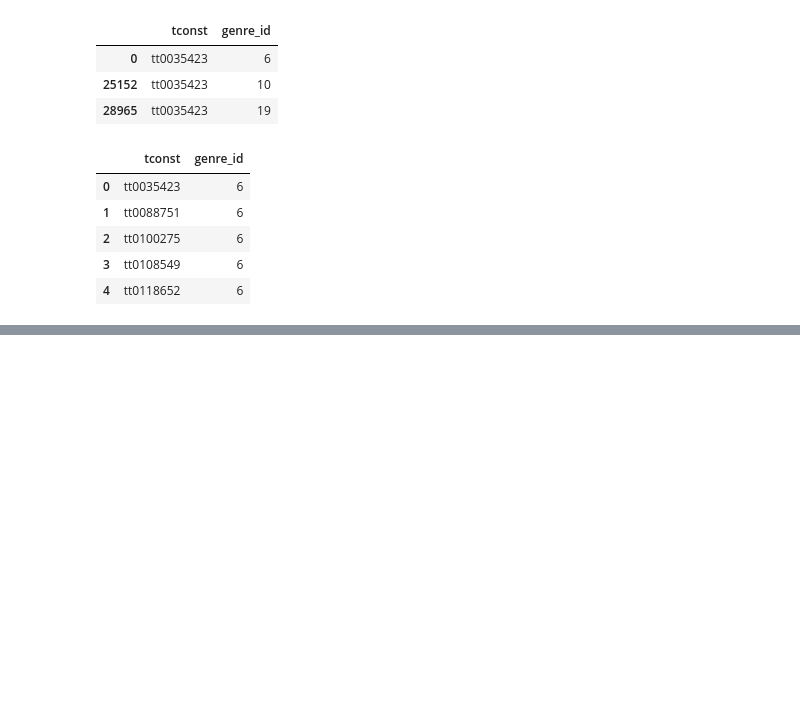
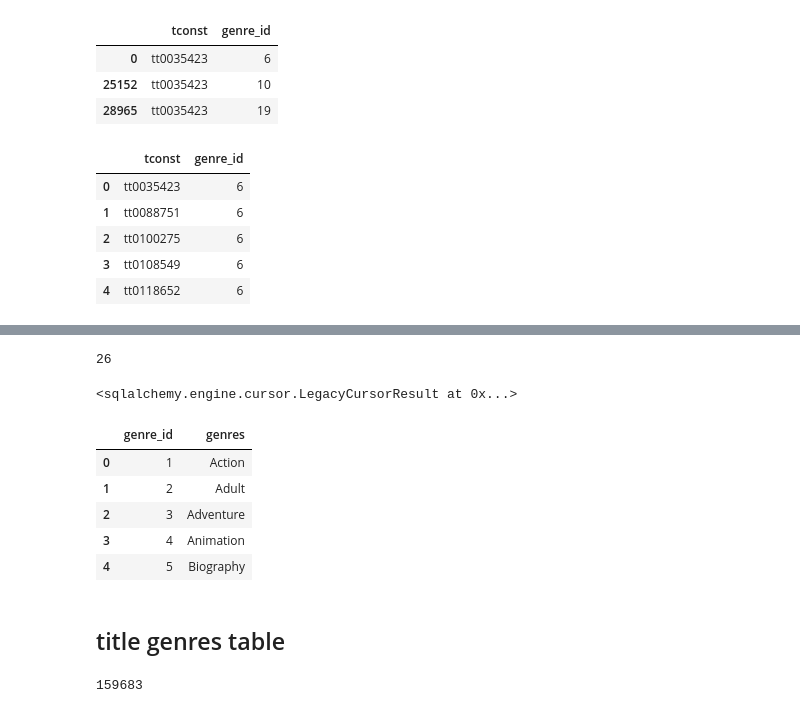
Before and after one commit to gurtejsbains/imdb_movie_analysis, a Jupyter notebook: Part 3 - MySQL DB.ipynb, the cells around one changed output, grey strips where cells are left out. Drawn from its saved outputs; the diff is of its cells as text; code cells hidden in the pictures; blank space fills up the shorter version.

```diff
--- a/Part 3 - MySQL DB.ipynb
+++ b/Part 3 - MySQL DB.ipynb
@@ -249,0 +393,26 @@ title_genres.head()
+# %%
+# Save to sql with dtype and index=False
+genres.to_sql('genres', engine, dtype=df_schema, if_exists='replace', index=False)
+# %% [output]
+26
+# %%
+# Add primary key
+engine.execute('ALTER TABLE genres ADD PRIMARY KEY (`genre_id`);')
+# %% [output]
+<sqlalchemy.engine.cursor.LegacyCursorResult at 0x...>
+# %%
+# Display the first 5 rows of the table using an SQL query.
+q = """
+SELECT *
+FROM genres LIMIT 5
+"""
+pd.read_sql(q, engine)
+# %% [output]
+|  | genre_id | genres |
+| 0 | 1 | Action |
+| 1 | 2 | Adult |
+| 2 | 3 | Adventure |
+| 3 | 4 | Animation |
+| 4 | 5 | Biography |
+# %% [markdown]
+## title genres table
@@ -249,0 +427,5 @@ title_genres.head()
+# %%
+# Save to sql with dtype and index=False
+title_genres.to_sql('title_genres', engine, dtype=df_schema, if_exists='replace', index=False)
+# %% [output]
+159683
```
Also changed, not shown: parts of 36 cells of this notebook, 7 other files.
